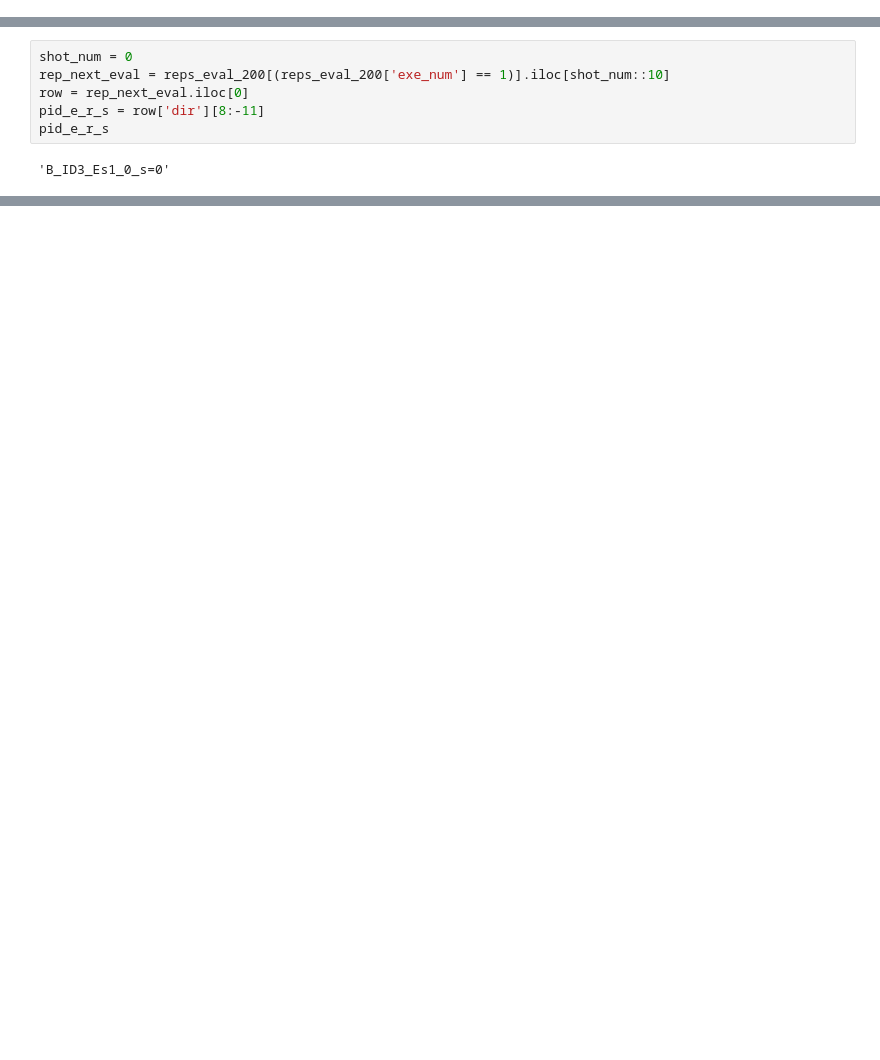
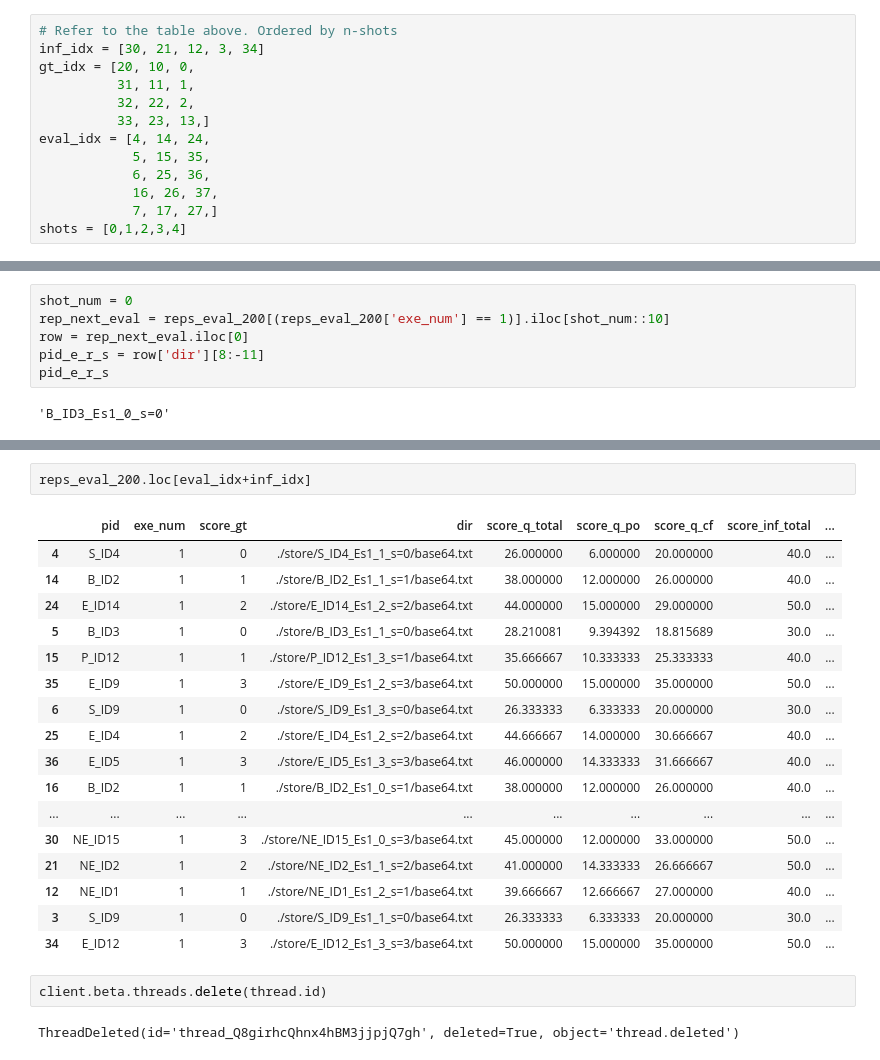
Before and after one commit to deanziyangyu/TRViT, a Jupyter notebook: src/nb/data/skeleton/prompt_lab.ipynb, the cells around one changed output, grey strips where cells are left out. Saved outputs shown, nothing was run; the diff lists cells and outputs as text; blank space fills up the shorter version.

```diff
--- a/src/nb/data/skeleton/prompt_lab.ipynb
+++ b/src/nb/data/skeleton/prompt_lab.ipynb
@@ -1065,0 +1151,13 @@ last_eval = reps_eval_200[(reps_eval_200['exe_num'] == 1)].iloc[5] # ends at sco
+# %%
+# Refer to the table above. Ordered by n-shots
+inf_idx = [30, 21, 12, 3, 34]
+gt_idx = [20, 10, 0,
+          31, 11, 1,
+          32, 22, 2,
+          33, 23, 13,]
+eval_idx = [4, 14, 24,
+            5, 15, 35,
+            6, 25, 36,
+            16, 26, 37,
+            7, 17, 27,]
+shots = [0,1,2,3,4]
@@ -1254,0 +1491,24 @@ Of course! Please assign me with a task.
+# %%
+reps_eval_200.loc[eval_idx+inf_idx]
+# %% [output]
+|  | pid | exe_num | score_gt | dir | score_q_total | score_q_po | score_q_cf | score_inf_total | ... |
+| 4 | S_ID4 | 1 | 0 | ./store/S_ID4_Es1_1_s=0/base64.txt | 26.000000 | 6.000000 | 20.000000 | 40.0 | ... |
+| 14 | B_ID2 | 1 | 1 | ./store/B_ID2_Es1_1_s=1/base64.txt | 38.000000 | 12.000000 | 26.000000 | 40.0 | ... |
+| 24 | E_ID14 | 1 | 2 | ./store/E_ID14_Es1_2_s=2/base64.txt | 44.000000 | 15.000000 | 29.000000 | 50.0 | ... |
+| 5 | B_ID3 | 1 | 0 | ./store/B_ID3_Es1_1_s=0/base64.txt | 28.210081 | 9.394392 | 18.815689 | 30.0 | ... |
+| 15 | P_ID12 | 1 | 1 | ./store/P_ID12_Es1_3_s=1/base64.txt | 35.666667 | 10.333333 | 25.333333 | 40.0 | ... |
+| 35 | E_ID9 | 1 | 3 | ./store/E_ID9_Es1_2_s=3/base64.txt | 50.000000 | 15.000000 | 35.000000 | 50.0 | ... |
+| 6 | S_ID9 | 1 | 0 | ./store/S_ID9_Es1_3_s=0/base64.txt | 26.333333 | 6.333333 | 20.000000 | 30.0 | ... |
+| 25 | E_ID4 | 1 | 2 | ./store/E_ID4_Es1_2_s=2/base64.txt | 44.666667 | 14.000000 | 30.666667 | 40.0 | ... |
+| 36 | E_ID5 | 1 | 3 | ./store/E_ID5_Es1_3_s=3/base64.txt | 46.000000 | 14.333333 | 31.666667 | 40.0 | ... |
+| 16 | B_ID2 | 1 | 1 | ./store/B_ID2_Es1_0_s=1/base64.txt | 38.000000 | 12.000000 | 26.000000 | 40.0 | ... |
+| ... | ... | ... | ... | ... | ... | ... | ... | ... | ... |
+| 30 | NE_ID15 | 1 | 3 | ./store/NE_ID15_Es1_0_s=3/base64.txt | 45.000000 | 12.000000 | 33.000000 | 50.0 | ... |
+| 21 | NE_ID2 | 1 | 2 | ./store/NE_ID2_Es1_1_s=2/base64.txt | 41.000000 | 14.333333 | 26.666667 | 50.0 | ... |
+| 12 | NE_ID1 | 1 | 1 | ./store/NE_ID1_Es1_2_s=1/base64.txt | 39.666667 | 12.666667 | 27.000000 | 40.0 | ... |
+| 3 | S_ID9 | 1 | 0 | ./store/S_ID9_Es1_1_s=0/base64.txt | 26.333333 | 6.333333 | 20.000000 | 30.0 | ... |
+| 34 | E_ID12 | 1 | 3 | ./store/E_ID12_Es1_3_s=3/base64.txt | 50.000000 | 15.000000 | 35.000000 | 50.0 | ... |
+# %%
+client.beta.threads.delete(thread.id)
+# %% [output]
+ThreadDeleted(id='thread_Q8girhcQhnx4hBM3jjpjQ7gh', deleted=True, object='thread.deleted')
```
Also changed, not shown: parts of 62 cells of this notebook.
